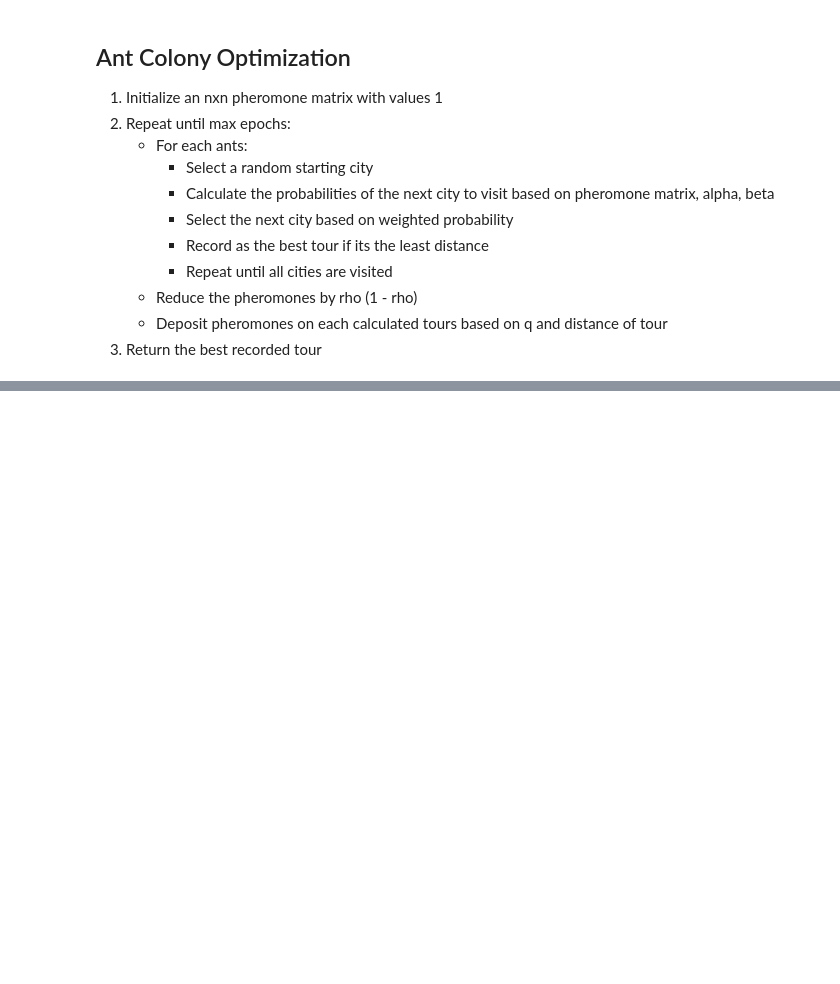
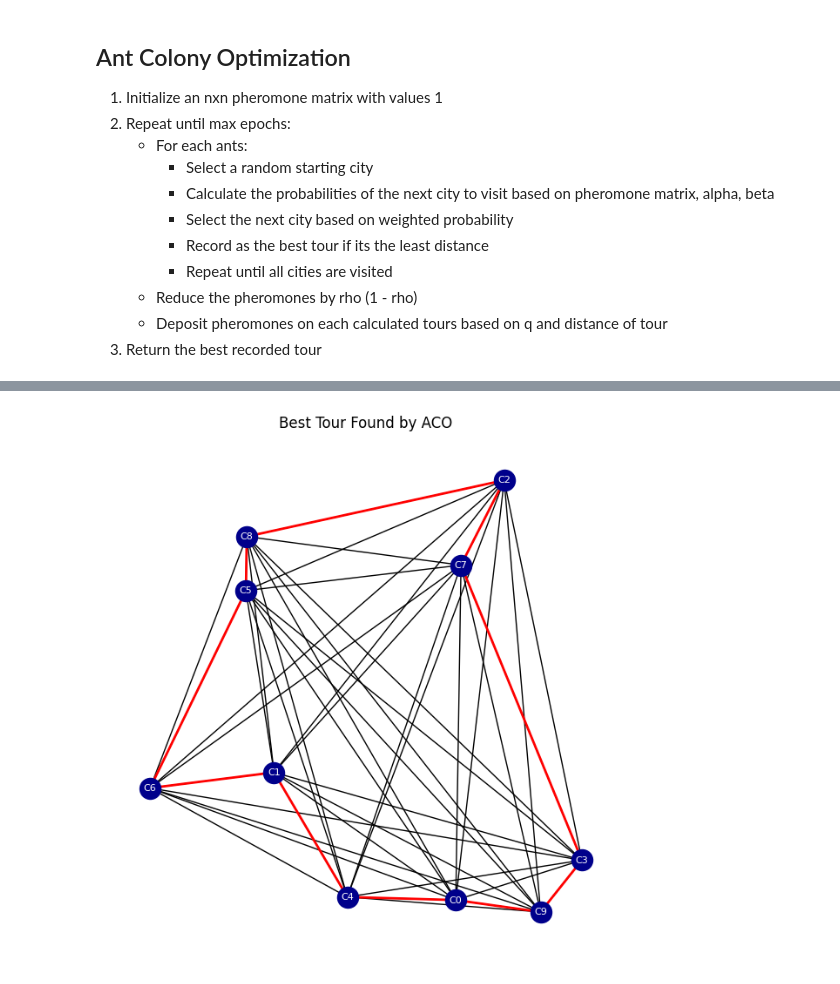
Before and after one commit to niceWizzard/GT_TSP_PS, a Jupyter notebook: problemset.ipynb, the cells around one changed output, grey strips where cells are left out. Drawn from its saved outputs; the diff is of its cells as text; code cells hidden in the pictures; blank space fills up the shorter version.

```diff
--- a/problemset.ipynb
+++ b/problemset.ipynb
@@ -237,3 +237,93 @@ T, ALPHA, ITER = 10000, 0.995, 20000
 3. Return the best recorded tour
 # %%
 ANTS, EPOCHS, ALPHA, BETA, RHO, Q = 50, 200, 1.0, 5.0, 0.1, 100
+# %%
+import time
+
+# ACO Parameters
+NUM_ANTS = 20
+NUM_ITERATIONS = 100
+ALPHA = 1.0
+BETA = 5.0
+EVAPORATION = 0.5
+Q = 100
+
+# Initialize pheromone levels
+pheromones = {u: {v: 1.0 for v in cities} for u in cities}
+
+# ACO Helper: Probability of choosing the next city
+def choose_next_city(current_city, unvisited, pheromones, distances):
+    probabilities = []
+    for city in unvisited:
+        tau = pheromones[current_city][city] ** ALPHA
+        eta = (1.0 / distances[current_city][city]) ** BETA
+        probabilities.append(tau * eta)
+    total = sum(probabilities)
+    probabilities = [p / total for p in probabilities]
+    return np.random.choice(list(unvisited), p=probabilities)
+
+# Start timer
+start_time = time.time()
+
+# ACO Core
+best_tour = None
+best_length = float('inf')
+
+for iteration in range(NUM_ITERATIONS):
+    all_tours = []
+    all_lengths = []
+
+    for _ in range(NUM_ANTS):
+        start = random.choice(list(cities.keys()))
+        unvisited = set(cities.keys()) - {start}
+        tour = [start]
+
+        current = start
+        while unvisited:
+            next_city = choose_next_city(current, unvisited, pheromones, distances)
+            tour.append(next_city)
+            unvisited.remove(next_city)
+            current = next_city
+        tour_length_val = tour_length(tour)
+        all_tours.append(tour)
+        all_lengths.append(tour_length_val)
+
+        if tour_length_val < best_length:
+            best_length = tour_length_val
+            best_tour = tour
+
+    # Evaporate pheromones
+    for u in pheromones:
+        for v in pheromones[u]:
+            pheromones[u][v] *= (1 - EVAPORATION)
+
+    # Deposit pheromones
+    for tour, length in zip(all_tours, all_lengths):
+        for i in range(len(tour)):
+            u, v = tour[i], tour[(i + 1) % len(tour)]
+            pheromones[u][v] += Q / length
+            pheromones[v][u] += Q / length
+
+# End timer
+end_time = time.time()
+elapsed_time = end_time - start_time
+
+
+# Output the result
+print("Best tour found:")
+print(" -> ".join(best_tour))
+print(f"Tour length: {best_length:.2f}")
+print(f"Time taken: {elapsed_time:.4f} seconds")
+
+# Visualize
+plt.figure(figsize=(6,6))
+nx.draw(G, pos, with_labels=True, node_size=300, font_size=8, font_color='white', node_color='darkblue')
+edges = [(best_tour[i], best_tour[(i+1)%len(best_tour)]) for i in range(len(best_tour))]
+nx.draw_networkx_edges(G, pos, edgelist=edges, edge_color='red', width=2)
+plt.title("Best Tour Found by ACO")
+plt.axis('off')
+plt.show()
+
+aco_time = elapsed_time
+aco_length = best_length
+# %% [output]
@@ -239,0 +334 @@ ANTS, EPOCHS, ALPHA, BETA, RHO, Q = 50, 200, 1.0, 5.0, 0.1, 100
+[figure, added]
```
Also changed, not shown: parts of 7 cells of this notebook, 1 other file.
